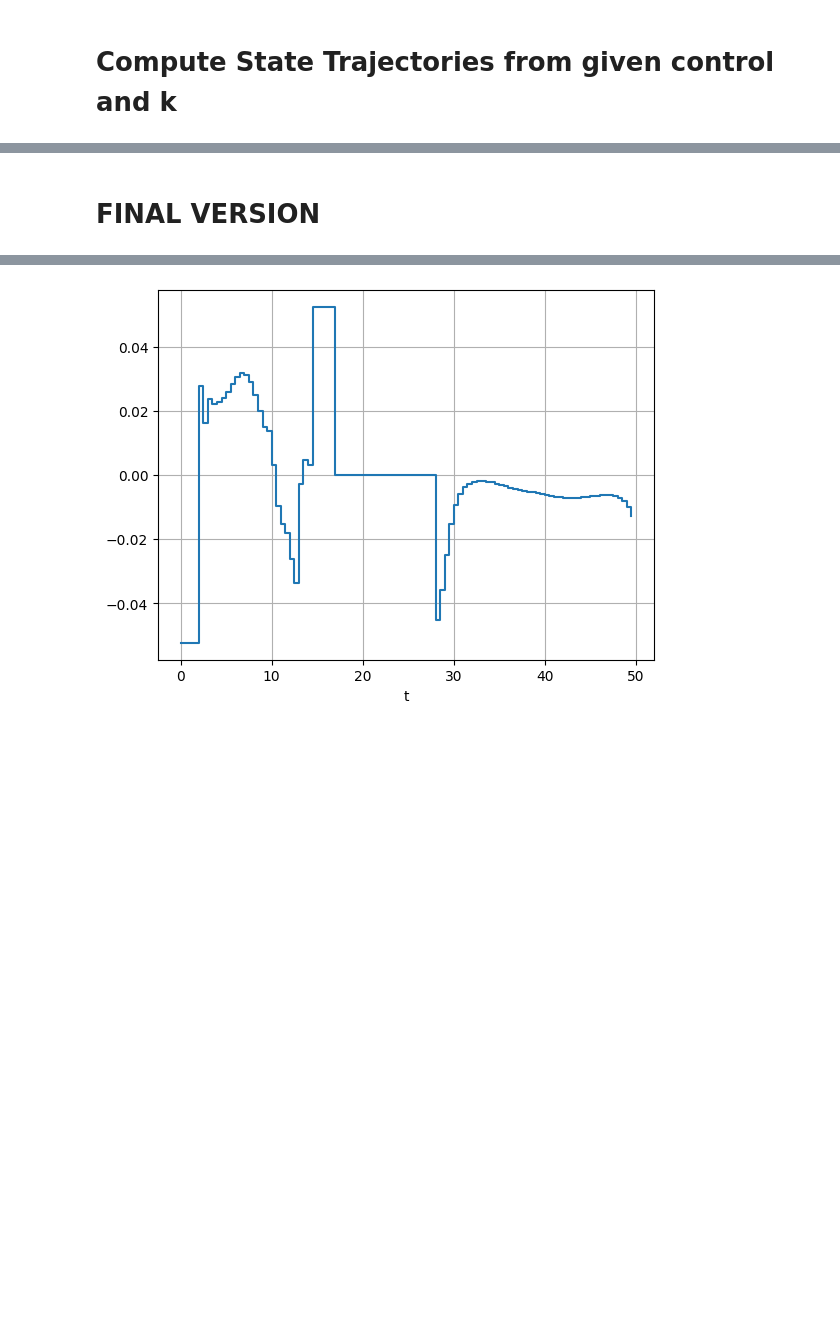
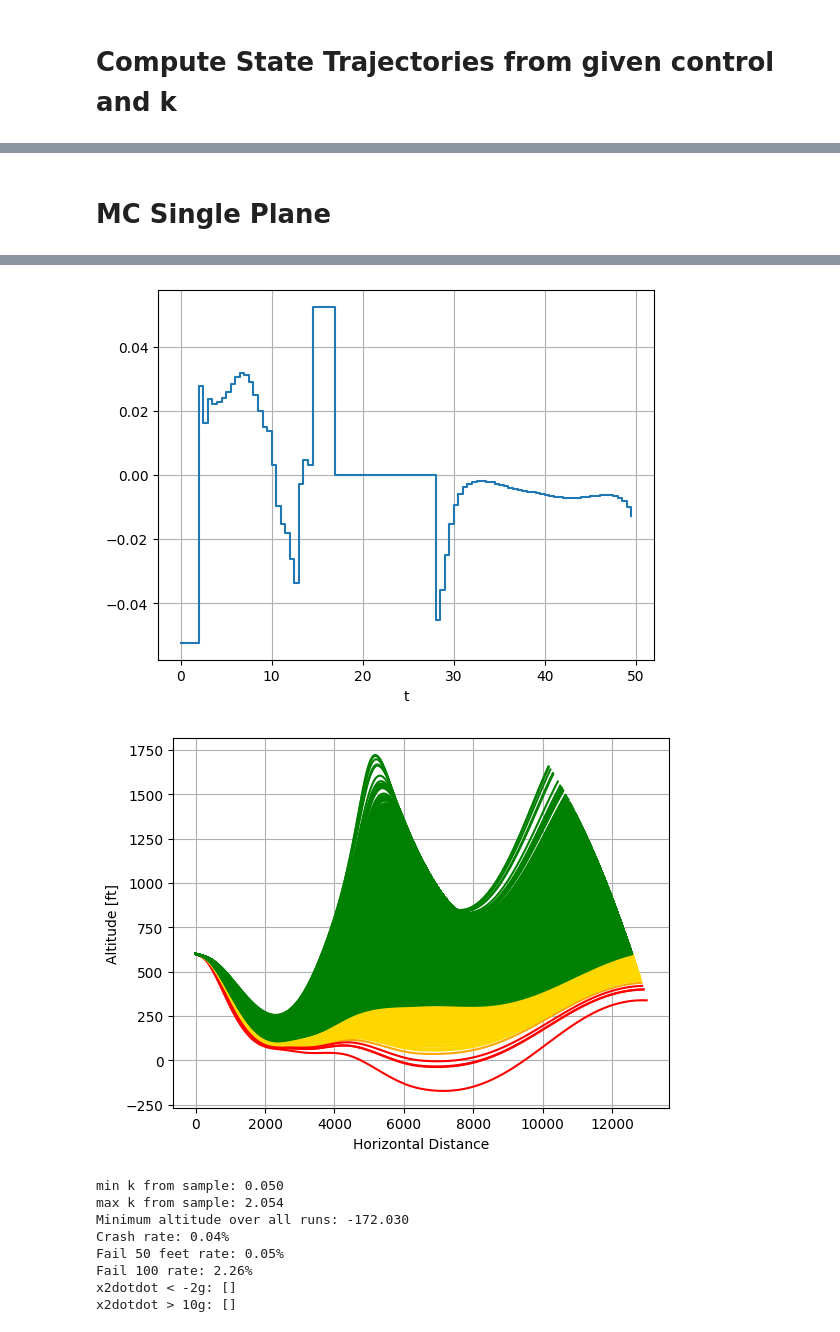
Before and after one commit to MrGoomb0/case_studies_s3, a Jupyter notebook: Model_2D/Multi_plane_2D_Model.ipynb, the cells around one changed output, grey strips where cells are left out. Cells and saved outputs as stored; diff of their text form; code cells hidden in the pictures; blank space fills up the shorter version.

```diff
--- a/Model_2D/Multi_plane_2D_Model.ipynb
+++ b/Model_2D/Multi_plane_2D_Model.ipynb
@@ -279,14 +133,24 @@ Minimum altitude over all runs: -65.23725993777289
 # %% [markdown]
-# FINAL VERSION
+# MC Single Plane
 # %%
-
+# Prep initial guess
 w_opt,_ = model.solve_ocp_multi_plane_min_h([1])
 x_opt = w_opt[model.params.nu+1:].tolist()
+u_opt = w_opt[1:model.params.nu+1].tolist()
+
+# solve multi plane problem
 k_values=[0.16893564,0.52770603,0.84582335,1.15417665,1.47229397,1.83106436]
-
-w_opt, J_opt = model.solve_ocp_multi_plane_min_h_initial_geuss_help(k_values, x_opt)
+w_opt, J_opt = model.solve_ocp_multi_plane_min_h_initial_geuss_help(k_values, x_opt, u_opt)
+# plot
 model.plot_multi_plane_2D(w_opt,k_values)
+# get the computed optimal control
 u_opt = model.u_opt_return(w_opt)
+# MC
+violations = model.simulate_trajectories(u_opt=u_opt, M=10000)
+print("x2dotdot < -2g:", violations['x2dotdot_low'])
+print("x2dotdot > 10g:", violations['x2dotdot_high'])
+# print("alpha violations:", violations['alpha_violation'])
+# all alpha will be violated
 # %% [output]
 Total number of variables............................:      601
                      variables with only lower bounds:      101
@@ -308,2 +172,11 @@ Number of Iterations....: 46
 [figure]
 [figure]
+[figure, added]
+min k from sample: 0.050
+max k from sample: 2.054
+Minimum altitude over all runs: -172.030
+Crash rate: 0.04%
+Fail 50 feet rate: 0.05%
+Fail 100 rate: 2.26%
+x2dotdot < -2g: []
+x2dotdot > 10g: []
```
Also changed, not shown: parts of 13 cells of this notebook, 1 other file.
